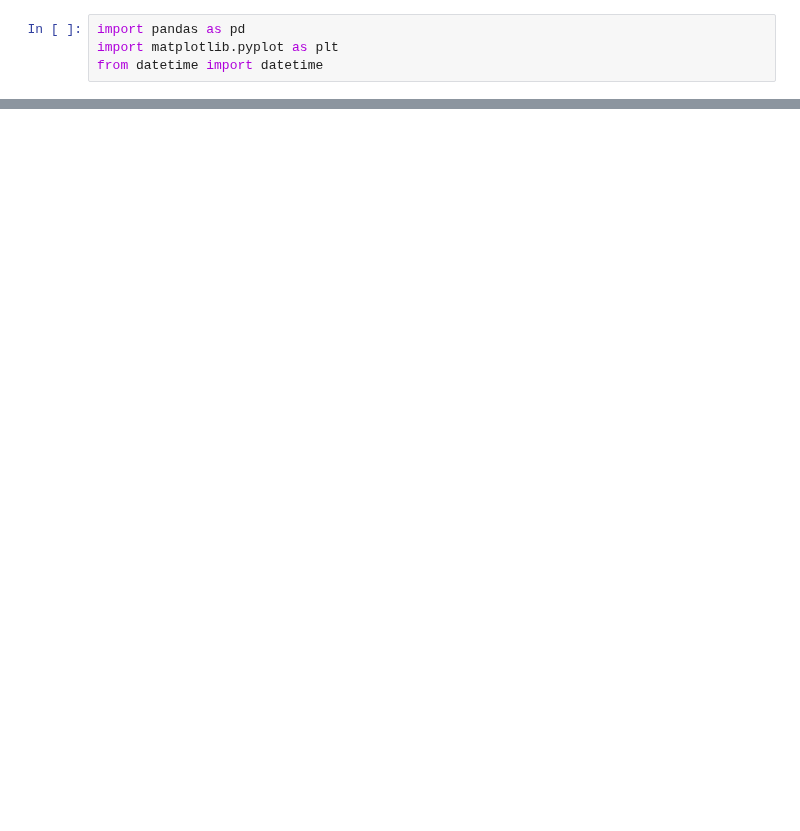
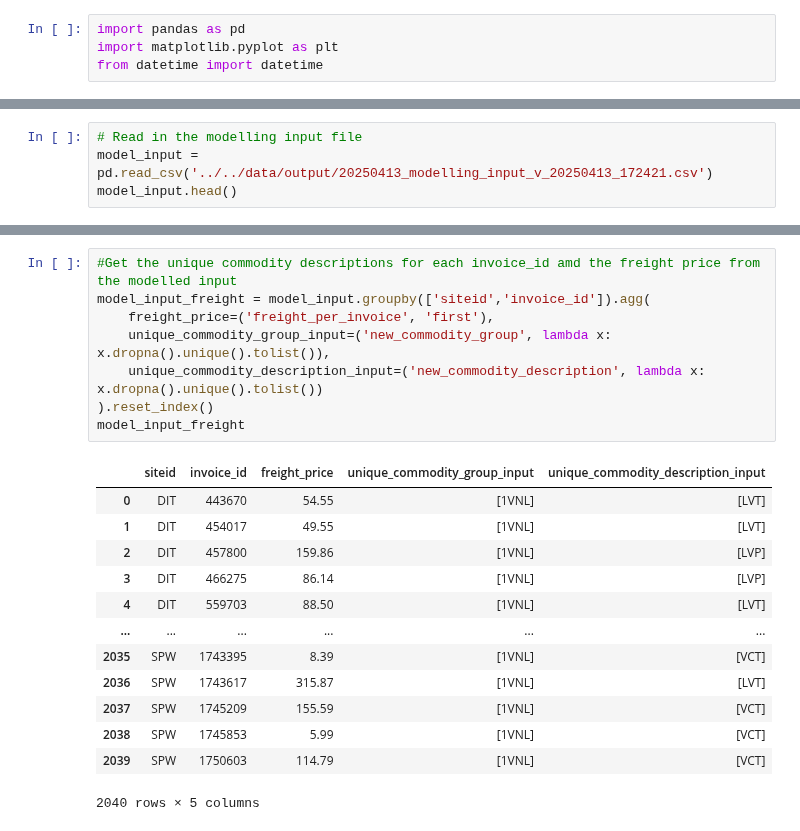
Before and after one commit to Zhuwaki/diverzify_freight_analysis, a Jupyter notebook: notebooks/nigel/nigel_13042025_reporting_v1200.ipynb, the cells around one changed output, grey strips where cells are left out. Saved outputs shown, nothing was run; the diff lists cells and outputs as text; blank space fills up the shorter version.

```diff
--- a/notebooks/nigel/nigel_13042025_reporting_v1200.ipynb
+++ b/notebooks/nigel/nigel_13042025_reporting_v1200.ipynb
@@ -6,0 +5,4 @@ input_file='../app/downloads/'
+# %%
+# Read in the modelling input file
+model_input = pd.read_csv('../../data/output/20250413_modelling_input_v_20250413_172421.csv')
+model_input.head()
@@ -71,0 +58,22 @@ site_df.head(2)
+# %%
+#Get the unique commodity descriptions for each invoice_id amd the freight price from the modelled input
+model_input_freight = model_input.groupby(['siteid','invoice_id']).agg(
+    freight_price=('freight_per_invoice', 'first'),
+    unique_commodity_group_input=('new_commodity_group', lambda x: x.dropna().unique().tolist()),
+    unique_commodity_description_input=('new_commodity_description', lambda x: x.dropna().unique().tolist())
+).reset_index()
+model_input_freight
+# %% [output]
+|  | siteid | invoice_id | freight_price | unique_commodity_group_input | unique_commodity_description_input |
+| 0 | DIT | 443670 | 54.55 | [1VNL] | [LVT] |
+| 1 | DIT | 454017 | 49.55 | [1VNL] | [LVT] |
+| 2 | DIT | 457800 | 159.86 | [1VNL] | [LVP] |
+| 3 | DIT | 466275 | 86.14 | [1VNL] | [LVP] |
+| 4 | DIT | 559703 | 88.50 | [1VNL] | [LVT] |
+| ... | ... | ... | ... | ... | ... |
+| 2035 | SPW | 1743395 | 8.39 | [1VNL] | [VCT] |
+| 2036 | SPW | 1743617 | 315.87 | [1VNL] | [LVT] |
+| 2037 | SPW | 1745209 | 155.59 | [1VNL] | [VCT] |
+| 2038 | SPW | 1745853 | 5.99 | [1VNL] | [VCT] |
+| 2039 | SPW | 1750603 | 114.79 | [1VNL] | [VCT] |
+2040 rows × 5 columns
```
Also changed, not shown: parts of 12 cells of this notebook, 4 other files.
